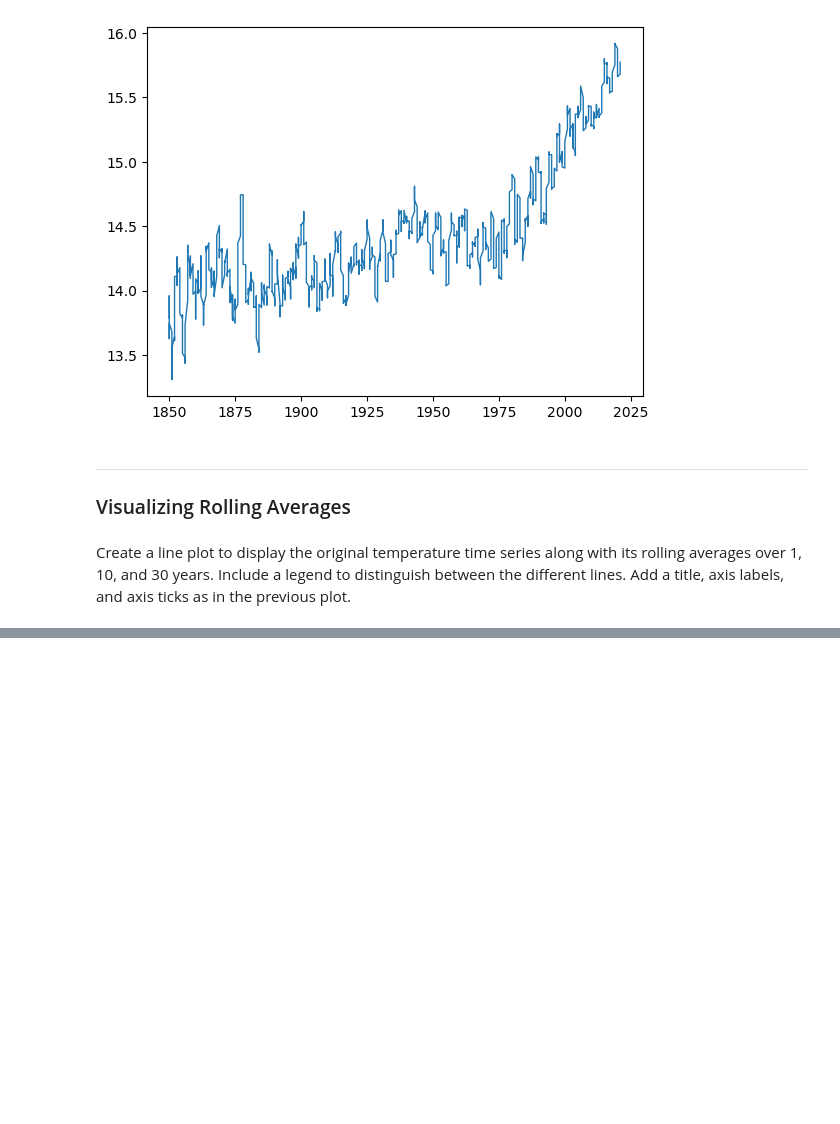
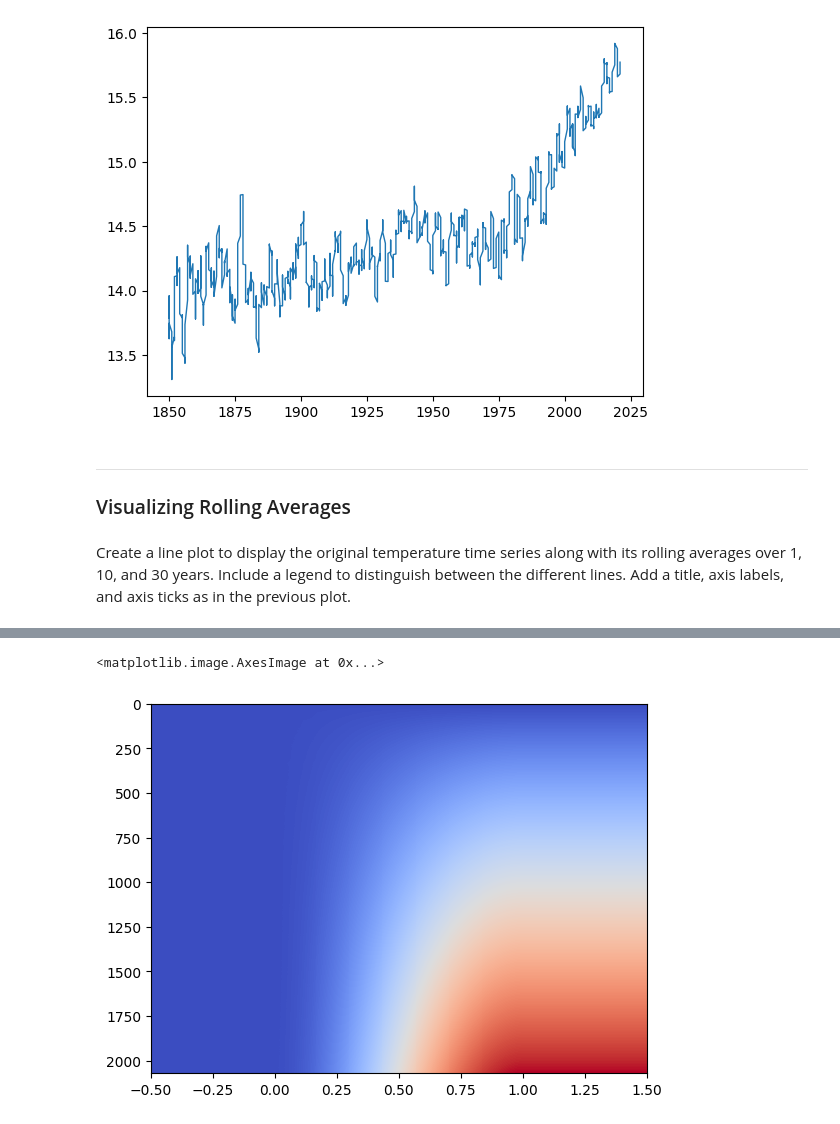
Before and after one commit to 42p4r4gu2/SecondSemester, a Jupyter notebook: PGKI/Assignments/ue10/04_climate.ipynb, the cells around one changed output, grey strips where cells are left out. Saved outputs shown, nothing was run; the diff lists cells and outputs as text; code cells hidden in the pictures; blank space fills up the shorter version.

Commit message:
scheiß Heatmap

```diff
--- a/PGKI/Assignments/ue10/04_climate.ipynb
+++ b/PGKI/Assignments/ue10/04_climate.ipynb
@@ -124,0 +122,8 @@ In this heatmap, each column represents the 12 months of a year and each row rep
+# %%
+# code
+mask = data[:,0] < 2023
+dataWo2023 = np.array((data[mask,3], (data[mask,1] + 12*(data[mask,0]-1850)))).transpose()
+plt.imshow(dataWo2023, aspect="auto", cmap="coolwarm")
+# %% [output]
+<matplotlib.image.AxesImage at 0x...>
+[figure, added]
```
Also changed, not shown: parts of 4 cells of this notebook.
